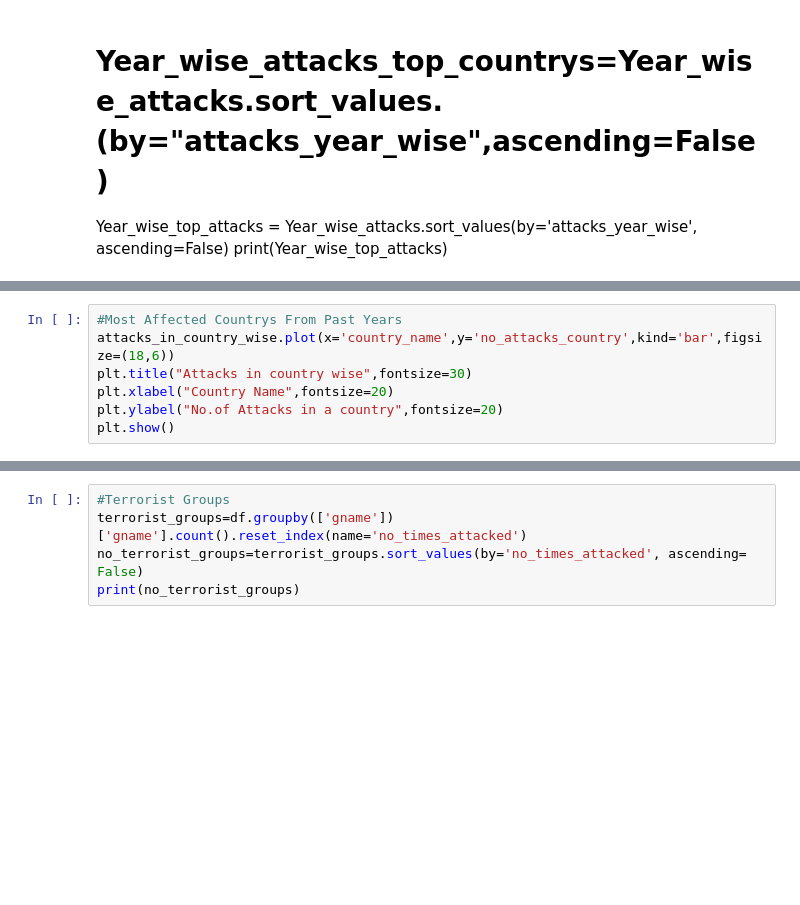
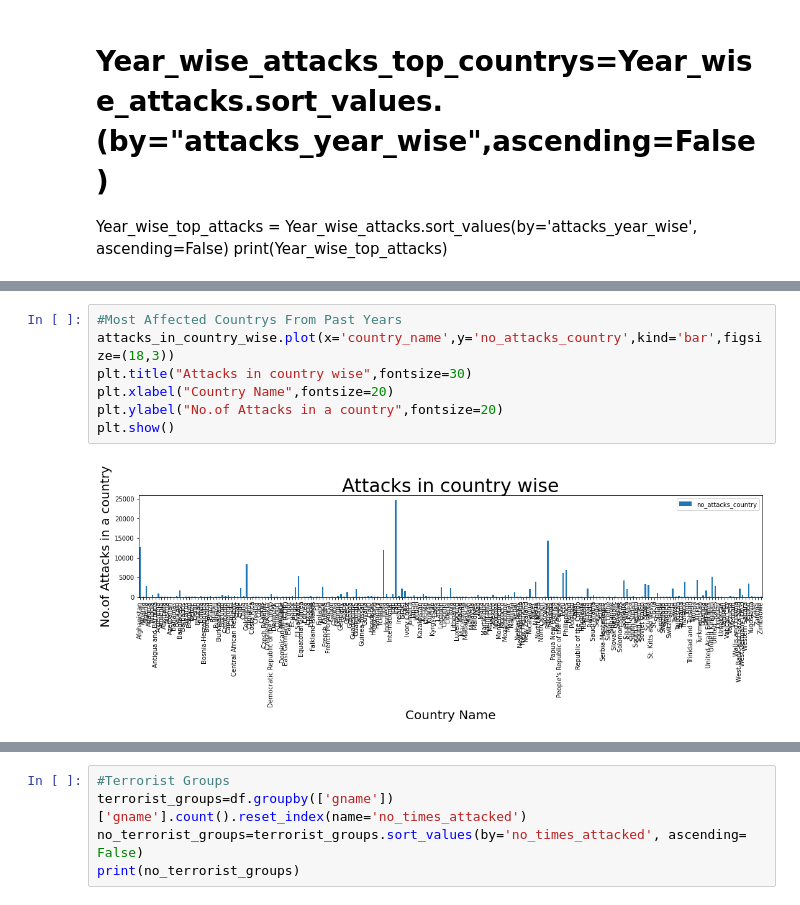
Before and after one commit to khairun0228/capstone_alma, a Jupyter notebook: Global_Terrorism_Analysis_Capstone_Project.ipynb, the cells around one changed output, grey strips where cells are left out. Cells and saved outputs as stored; diff of their text form; blank space fills up the shorter version.

```diff
--- a/Global_Terrorism_Analysis_Capstone_Project.ipynb
+++ b/Global_Terrorism_Analysis_Capstone_Project.ipynb
@@ -133,10 +127,12 @@ print(attacks_in_country_wise)
 # %%
 #Most Affected Countrys From Past Years
-attacks_in_country_wise.plot(x='country_name',y='no_attacks_country',kind='bar',figsize=(18,6))
+attacks_in_country_wise.plot(x='country_name',y='no_attacks_country',kind='bar',figsize=(18,3))
 plt.title("Attacks in country wise",fontsize=30)
 plt.xlabel("Country Name",fontsize=20)
 plt.ylabel("No.of Attacks in a country",fontsize=20)
 plt.show()
+# %% [output]
+[figure, added]
 # %%
 #Top 10 Most Affected Countrys
 df2=attacks_in_country_wise.sort_values(by='no_attacks_country', ascending=False)
```
Also changed, not shown: parts of 35 cells of this notebook.
